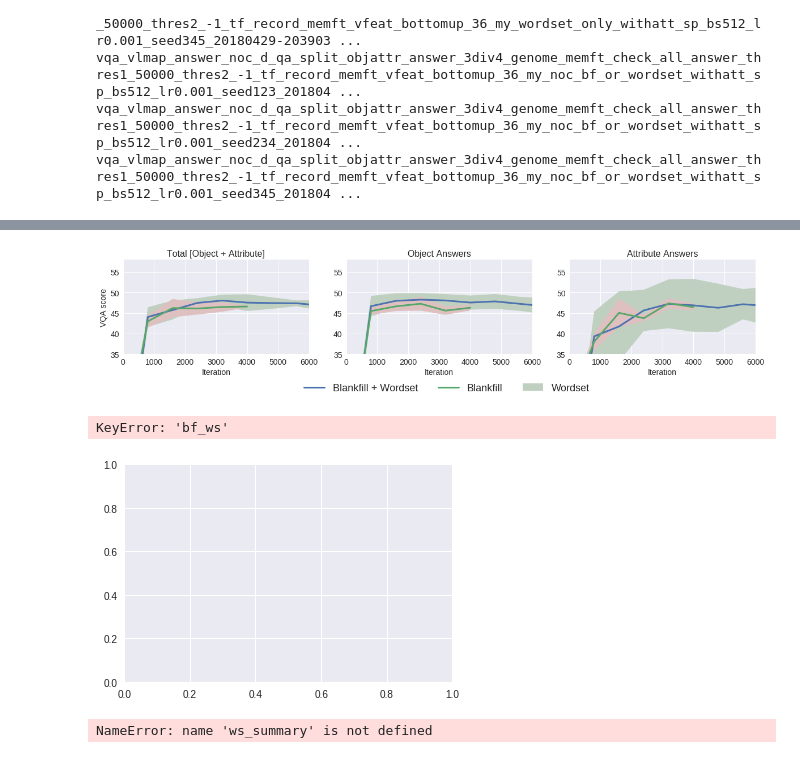
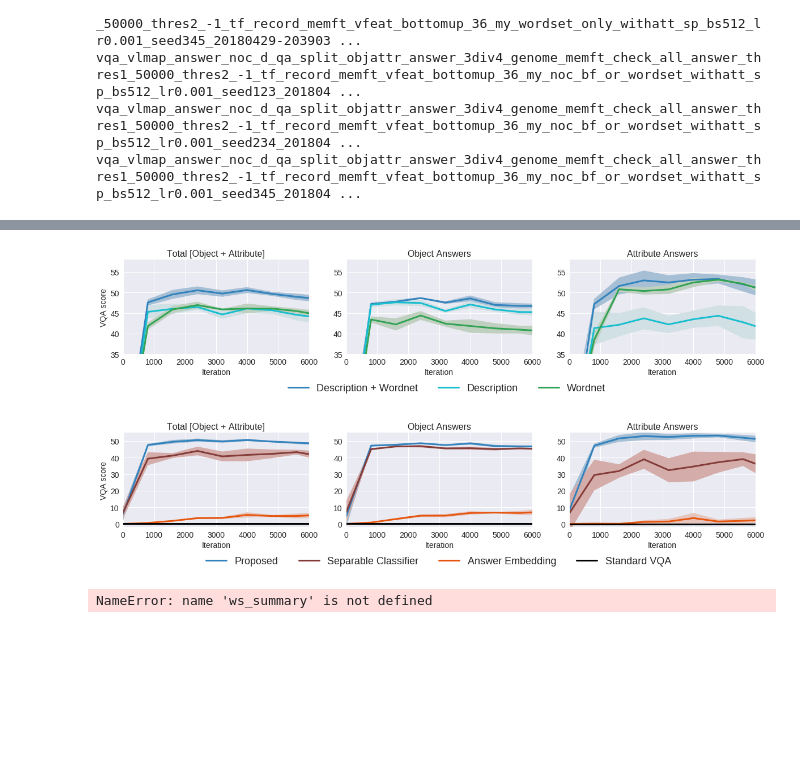
Before and after one commit to HyeonwooNoh/VQA-Transfer-ExternalData, a Jupyter notebook: plot_for_paper.ipynb, the cells around one changed output, grey strips where cells are left out. Drawn from its saved outputs; the diff is of its cells as text; code cells hidden in the pictures; blank space fills up the shorter version.

Commit message:
new plots

```diff
--- a/plot_for_paper.ipynb
+++ b/plot_for_paper.ipynb
@@ -178,0 +191,2 @@ dirs_dict['bf'] = glob.glob('experiments/important/0507_depthFalse/*')
+# %%
+dirs_dict['word2vec'] = dirs_dict['word2vec'][:4]
@@ -272,21 +221,24 @@ data_summary_dict
 plt.figure(figsize=(20,4))
 #plt.suptitle('Liguistic Knowledge Sources Comparison', fontsize=20, x=0.51, y=1.08)
 y_lims = [(35, 58), (35, 58), (35, 58)]
+linecolors = {
+    'bf_ws': '#3182bd',
+    'bf': '#17becf',
+    'ws': '#31a354',
+}
 facecolors = {
-    'bf_ws': '#c0c0d5',
-    'bf': '#c0d0c0',
-    'ws': '#dfc0c0',
+    'bf_ws': '#a6bfd5',
+    'bf': '#d0e0e5',
+    'ws': '#c0d0c0',
 }
 for i, (title, name, y_lim) in enumerate(zip(titles, names, y_lims)):
     plt.subplot(1, 3, i+1)
     for res_key in ['bf_ws', 'bf', 'ws']:
-        if res_key not in data_summary_dict:
-            continue
         res = data_summary_dict[res_key]
         x = res['iter']
         y = res[name + '_mean'] * 100
         y_err = res[name + '_std'] * 100
-        plt.plot(x, y, linewidth=3)
+        plt.plot(x, y, linewidth=3, color=linecolors[res_key])
         plt.fill_between(x, y - y_err, y + y_err, facecolor=facecolors[res_key])
 
     plt.title(title, fontsize=16)
@@ -299,7 +251,7 @@ for i, (title, name, y_lim) in enumerate(zip(titles, names, y_lims)):
         plt.ylabel('VQA score', fontsize=14)
     plt.xlabel('Iteration', fontsize=14)
 
-plt.figlegend(['Blankfill + Wordset', 'Blankfill', 'Wordset'], loc='lower center', ncol=3, fontsize=18, bbox_to_anchor=(0.43, 0))
+plt.figlegend(['Description + Wordnet', 'Description', 'Wordnet'], loc='lower center', ncol=3, fontsize=18, bbox_to_anchor=(0.43, 0))
 plt.subplots_adjust(bottom=0.3)
 #plt.figlegend( lines, labels, loc = 'lower center', ncol=5, labelspacing=0. )
 
@@ -307,45 +259,52 @@ plt.subplots_adjust(bottom=0.3)
 plt.savefig('plots/data_comparison_with_std.png',bbox_inches='tight')
 plt.show()
 # %% [output]
-[figure, old version]
+[figure, new version]
 # %%
 plt.figure(figsize=(20,4))
 #plt.suptitle('Liguistic Knowledge Sources Comparison', fontsize=20, x=0.51, y=1.08)
-y_lims = [(15, 55), (15, 55), (15, 55)]
+y_lims = [(-2, 55), (-2, 55), (-2, 55)]
+linecolors = {
+    'bf_ws': '#3182bd',
+    'noc_bf_ws': '#843c39',
+    'word2vec': '#e6550d',
+    'standard': 'black'
+}
 facecolors = {
-    'bf_ws': '#c0c0d5',
-    'noc_bf_ws': '#c0d0c0',
+    'bf_ws': '#a6bfd5',
+    'noc_bf_ws': '#d4aca9',
+    'word2vec': '#e6c5bd',
+    'standard': 'black',
 }
 for i, (title, name, y_lim) in enumerate(zip(titles, names, y_lims)):
     plt.subplot(1, 3, i+1)
-    for res_key in ['bf_ws', 'noc_bf_ws']:
+    for res_key in ['bf_ws', 'noc_bf_ws', 'word2vec', 'standard']:
         res = data_summary_dict[res_key]
         x = res['iter']
         y = res[name + '_mean'] * 100
         y_err = res[name + '_std'] * 100
-        plt.plot(x, y, linewidth=3)
+        plt.plot(x, y, linewidth=3, color=linecolors[res_key])
         plt.fill_between(x, y - y_err, y + y_err, facecolor=facecolors[res_key])
 
     plt.title(title, fontsize=16)
     #plt.legend(['Blankfill + Wordset', 'Blankfill', 'Wordset'], loc='lower right', bbox_to_anchor=(0.98, 0.05), fontsize=14)
     plt.ylim(y_lim)
     plt.xlim((0, 6000))
     plt.yticks(fontsize=14)
     plt.xticks(fontsize=14)
     if i == 0:
         plt.ylabel('VQA score', fontsize=14)
     plt.xlabel('Iteration', fontsize=14)
 
-plt.figlegend(['Proposed Model', 'NOC Baseline'], loc='lower center', ncol=3, fontsize=18, bbox_to_anchor=(0.42, 0))
+plt.figlegend(['Proposed', 'Separable Classifier', 'Answer Embedding', 'Standard VQA'], loc='lower center', ncol=4, fontsize=18, bbox_to_anchor=(0.42, 0))
 plt.subplots_adjust(bottom=0.3)
 #plt.figlegend( lines, labels, loc = 'lower center', ncol=5, labelspacing=0. )
 
 #plt.tight_layout()
 plt.savefig('plots/model_comparison_with_std.png',bbox_inches='tight')
 plt.show()
 # %% [output]
-KeyError: 'bf_ws'
-[figure, old version]
+[figure, new version]
 # %%
 ws_dirs = glob.glob('experiments/important/0430_vlmap2vqa_diverse_seed/*_wordset_only_*')
 ws_dirs.append('experiments/important/0424_main_contribution_exp_answer_zs_3div4/vqa_vlmap_answer_d_qa_split_objattr_answer_3div4_genome_memft_check_all_answer_thres1_50000_thres2_-1_tf_record_memft_vfeat_bottomup_36_my_wordset_only_sp_bs512_lr0.001_20180424-124312')
```
Also changed, not shown: parts of 7 cells of this notebook, 1 other file.
